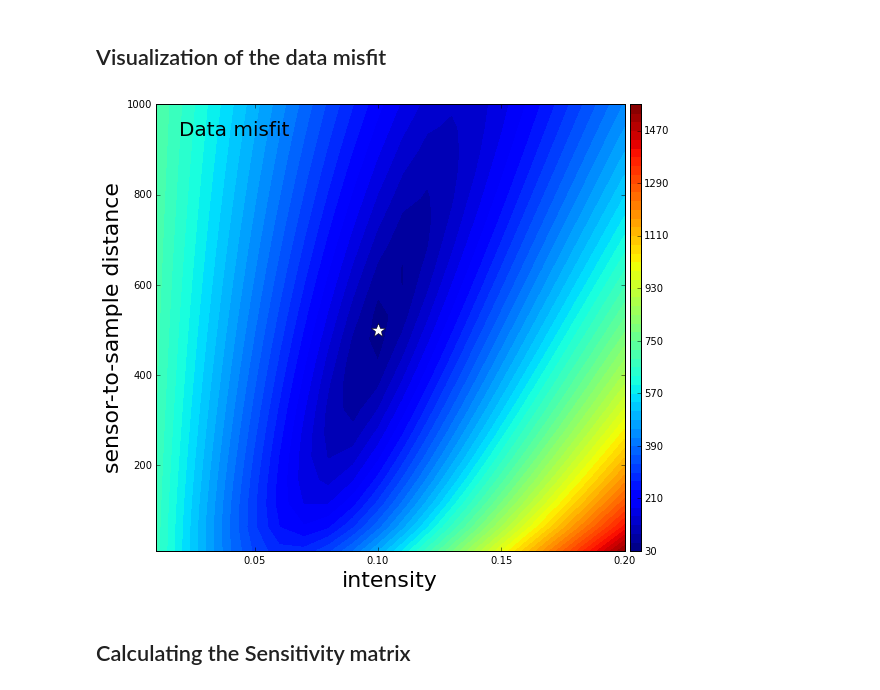
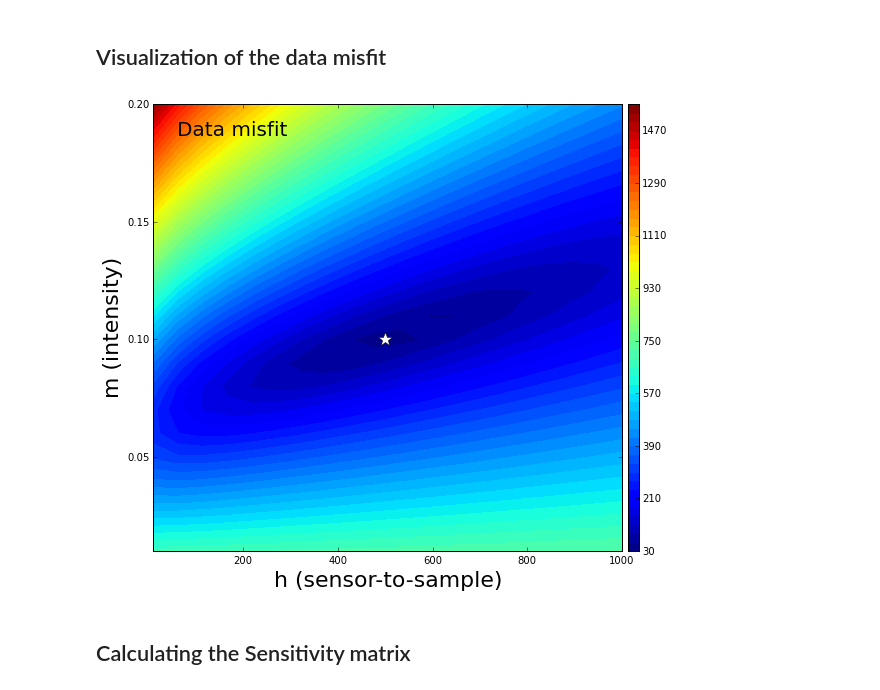
Before and after one commit to andrelreis/nonlinear_inversion, a Jupyter notebook: codigos/prism_microscopy_nonlinear_LM.ipynb, the cells around one changed output. Drawn from its saved outputs; the diff is of its cells as text; code cells hidden in the pictures.

```diff
--- a/codigos/prism_microscopy_nonlinear_LM.ipynb
+++ b/codigos/prism_microscopy_nonlinear_LM.ipynb
@@ -76,16 +80,16 @@ Bz_obs = Bz + r
 # %% [markdown]
 ## Calculating the predicted data
 # %%
-def pred_data(x,y,h,sample,intensity,inc,dec):
+def pred_data(x,y,p,sample,inc,dec):
     '''
     Calculate the predicted data.
     '''
-    voo = h
+    voo = p[0]
     dist = voo*1e-6
     sts = dist + (0.5*Lz)
     z = -sts*np.ones_like(x)
 
-    m = intensity
+    m = p[1]
     jx = np.cos(np.deg2rad(inc))*np.cos(np.deg2rad(dec))
     jy = np.cos(np.deg2rad(inc))*np.sin(np.deg2rad(dec))
     jz = np.sin(np.deg2rad(inc))
@@ -136,31 +140,32 @@ m_range = np.linspace(0.01,.2,num=Nm)
 Nh = 20
 h_range = np.linspace(10.,1000.,num=Nh)
 # %%
-m_range,h_range = np.meshgrid(m_range,h_range)
+h_range,m_range = np.meshgrid(h_range,m_range)
 # %%
-shape_phi = (Nm,Nh)
+shape_phi = (Nh,Nm)
 # %%
 misfit = []
 for mi,hi in zip (m_range.ravel(),h_range.ravel()):
-    Bz_pred_it = pred_data(x,y,hi,sample,mi,inclination,declination)
+    p = np.array([hi,mi])
+    Bz_pred_it = pred_data(x,y,p,sample,inclination,declination)
     res = Bz_obs - Bz_pred_it
     misfit.append(np.linalg.norm(res))
 # %%
 title_font = 22
 bottom_font = 16
 saturation_factor = 1.
 plt.close('all')
 plt.figure(figsize=(10,8))
-plt.contourf(m_range, h_range, np.array(misfit).reshape(shape_phi), 50)
-plt.plot(intensity,voo,'w*',markersize=15)
+plt.contourf(h_range, m_range, np.array(misfit).reshape(shape_phi), 50)
+plt.plot(voo,intensity,'w*',markersize=15)
 plt.colorbar(pad=0.01, aspect=40, shrink=1.0)
-plt.xlabel('intensity', fontsize = title_font)
-plt.ylabel('sensor-to-sample distance', fontsize = title_font)
+plt.xlabel('h (sensor-to-sample)', fontsize = title_font)
+plt.ylabel('m (intensity)', fontsize = title_font)
 plt.annotate('Data misfit', xy = (0.05, 0.93), xycoords = 'axes fraction', fontsize=20)
 
 plt.show()
 # %% [output]
-[figure, old version]
+[figure, new version]
 # %% [markdown]
 ## Calculating the Sensitivity matrix
 # %%
```
Also changed, not shown: parts of 8 cells of this notebook, 1 other file.
